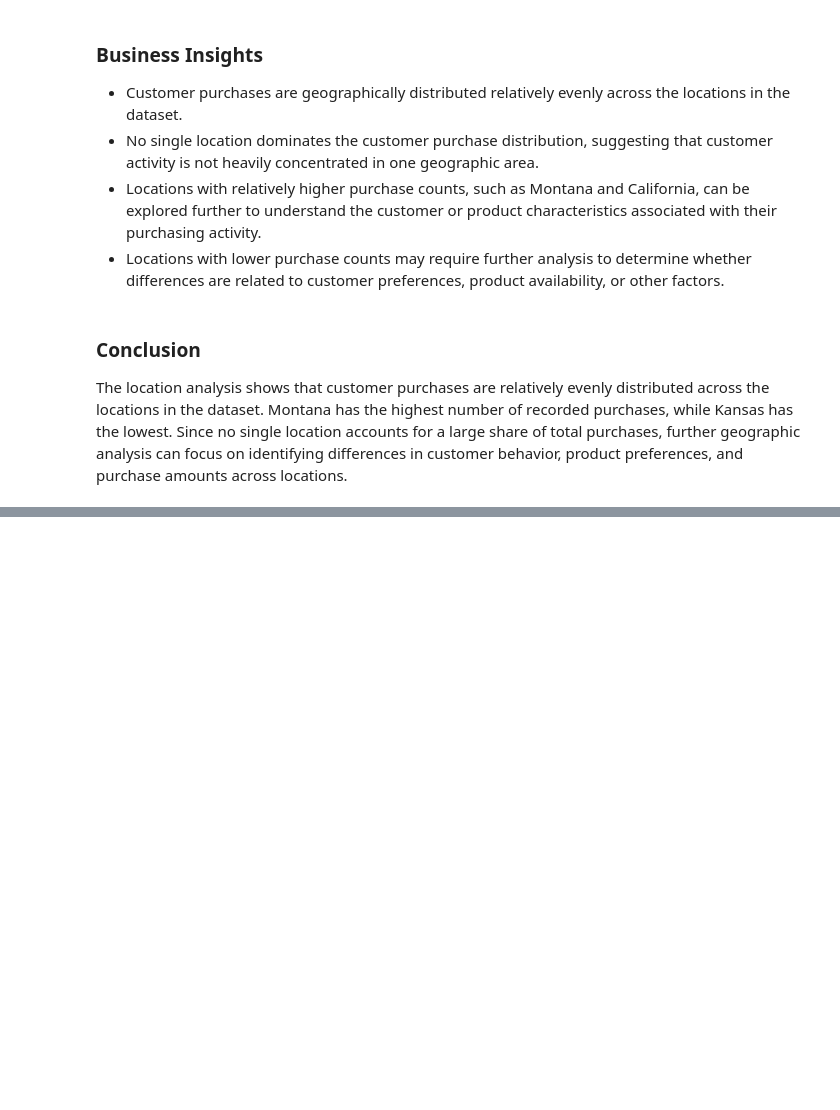
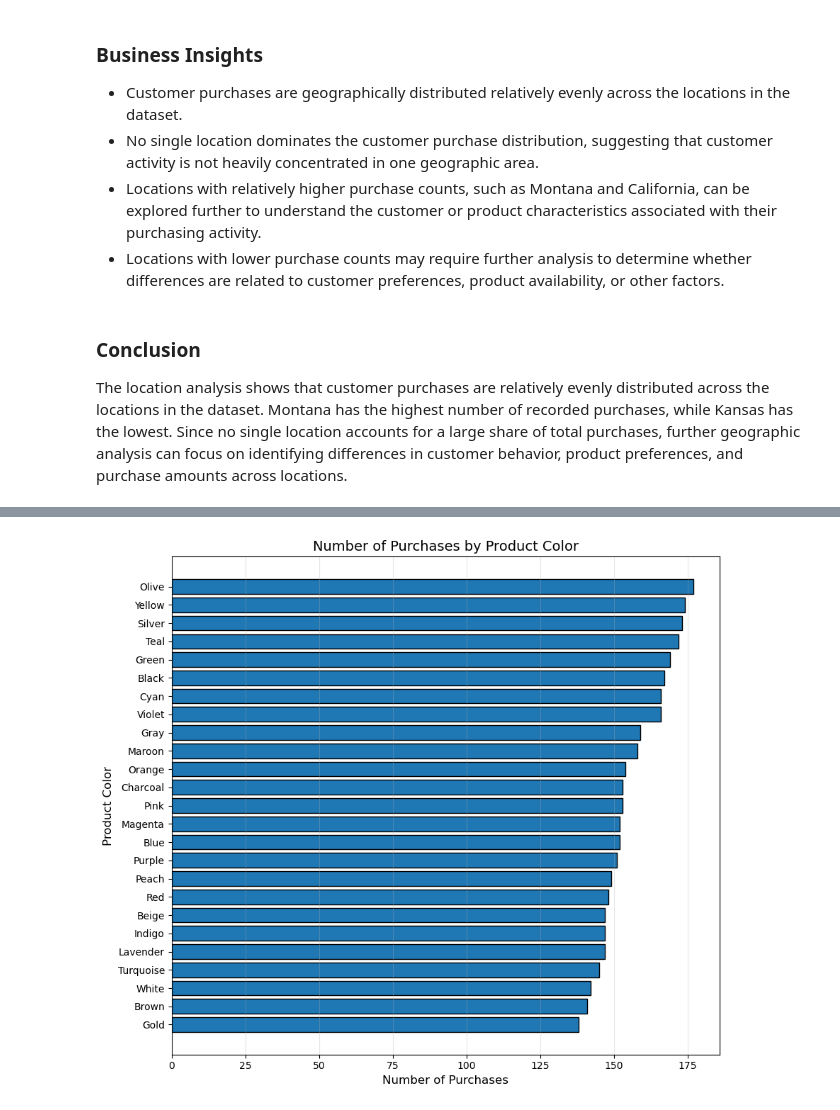
Before and after one commit to kalaranjani-a/customer-shopping-behavior-analysis, a Jupyter notebook: notebooks/customer_shopping_analysis.ipynb, the cells around one changed output, grey strips where cells are left out. Cells and saved outputs as stored; diff of their text form; code cells hidden in the pictures; blank space fills up the shorter version.

```diff
--- a/notebooks/customer_shopping_analysis.ipynb
+++ b/notebooks/customer_shopping_analysis.ipynb
@@ -778,0 +1039,4 @@ The location analysis shows that customer purchases are relatively evenly distri
+# %%
+color_counts = df["Color"].value_counts()
+
+color_counts
@@ -778,0 +1115,28 @@ The location analysis shows that customer purchases are relatively evenly distri
+# %%
+color_counts_sorted = color_counts.sort_values(ascending=True)
+
+plt.figure(figsize=(9, 8))
+
+plt.barh(
+    color_counts_sorted.index,
+    color_counts_sorted.values,
+    edgecolor="black"
+)
+
+plt.title("Number of Purchases by Product Color", fontsize=14)
+plt.xlabel("Number of Purchases", fontsize=12)
+plt.ylabel("Product Color", fontsize=12)
+
+plt.grid(axis="x", alpha=0.3)
+
+plt.tight_layout()
+
+plt.savefig(
+    "../images/product_color_distribution.png",
+    dpi=300,
+    bbox_inches="tight"
+)
+
+plt.show()
+# %% [output]
+[figure, added]
```
Also changed, not shown: parts of 39 cells of this notebook, 4 other files.
